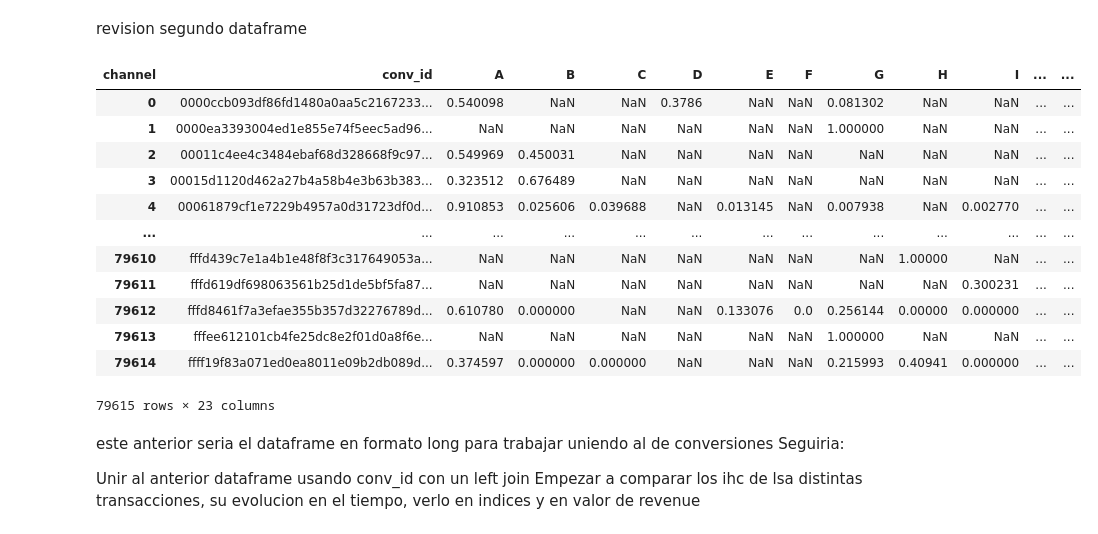
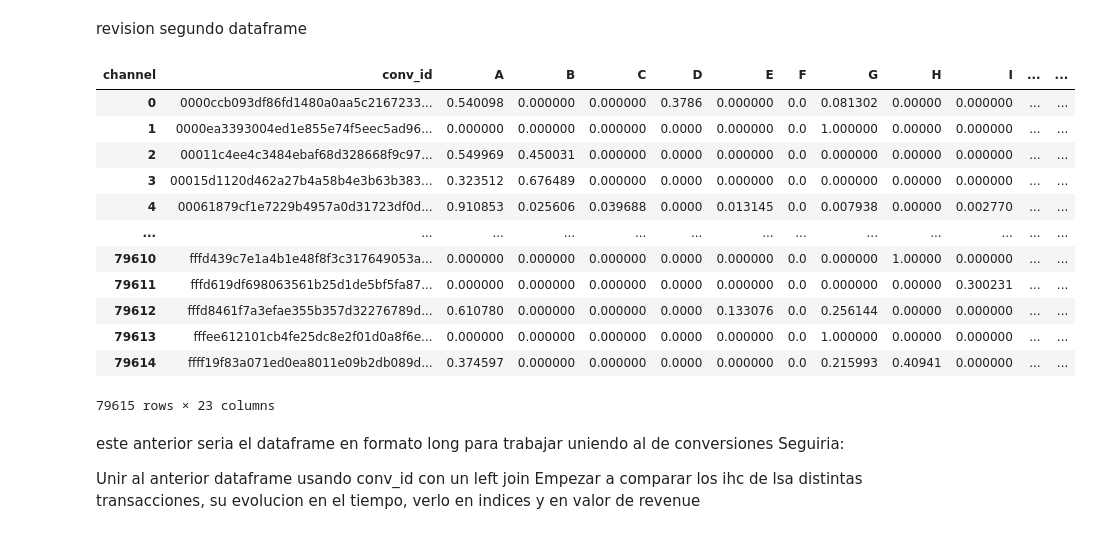
Before and after one commit to ceao1/bi-challenge, a Jupyter notebook: EDA.ipynb, the cells around one changed output. Saved outputs shown, nothing was run; the diff lists cells and outputs as text; code cells hidden in the pictures.

```diff
--- a/EDA.ipynb
+++ b/EDA.ipynb
@@ -239,20 +246,22 @@ Name: revenue_por_usuario_dia, dtype: float64
 # %% [markdown]
 revision segundo dataframe
 # %%
-pd.pivot_table(data=df_attribution, index="conv_id", columns="channel", values="ihc_conv").reset_index()
+df_attribution_long = pd.pivot_table(data=df_attribution, index="conv_id", columns="channel", values="ihc_conv").reset_index()
+df_attribution_long.fillna(0, inplace=True)
+df_attribution_long
 # %% [output]
 | channel | conv_id | A | B | C | D | E | F | G | H | I | ... | ... |
-| 0 | 0000ccb093df86fd1480a0aa5c2167233... | 0.540098 | NaN | NaN | 0.3786 | NaN | NaN | 0.081302 | NaN | NaN | ... | ... |
-| 1 | 0000ea3393004ed1e855e74f5eec5ad96... | NaN | NaN | NaN | NaN | NaN | NaN | 1.000000 | NaN | NaN | ... | ... |
-| 2 | 00011c4ee4c3484ebaf68d328668f9c97... | 0.549969 | 0.450031 | NaN | NaN | NaN | NaN | NaN | NaN | NaN | ... | ... |
-| 3 | 00015d1120d462a27b4a58b4e3b63b383... | 0.323512 | 0.676489 | NaN | NaN | NaN | NaN | NaN | NaN | NaN | ... | ... |
-| 4 | 00061879cf1e7229b4957a0d31723df0d... | 0.910853 | 0.025606 | 0.039688 | NaN | 0.013145 | NaN | 0.007938 | NaN | 0.002770 | ... | ... |
+| 0 | 0000ccb093df86fd1480a0aa5c2167233... | 0.540098 | 0.000000 | 0.000000 | 0.3786 | 0.000000 | 0.0 | 0.081302 | 0.00000 | 0.000000 | ... | ... |
+| 1 | 0000ea3393004ed1e855e74f5eec5ad96... | 0.000000 | 0.000000 | 0.000000 | 0.0000 | 0.000000 | 0.0 | 1.000000 | 0.00000 | 0.000000 | ... | ... |
+| 2 | 00011c4ee4c3484ebaf68d328668f9c97... | 0.549969 | 0.450031 | 0.000000 | 0.0000 | 0.000000 | 0.0 | 0.000000 | 0.00000 | 0.000000 | ... | ... |
+| 3 | 00015d1120d462a27b4a58b4e3b63b383... | 0.323512 | 0.676489 | 0.000000 | 0.0000 | 0.000000 | 0.0 | 0.000000 | 0.00000 | 0.000000 | ... | ... |
+| 4 | 00061879cf1e7229b4957a0d31723df0d... | 0.910853 | 0.025606 | 0.039688 | 0.0000 | 0.013145 | 0.0 | 0.007938 | 0.00000 | 0.002770 | ... | ... |
 | ... | ... | ... | ... | ... | ... | ... | ... | ... | ... | ... | ... | ... |
-| 79610 | fffd439c7e1a4b1e48f8f3c317649053a... | NaN | NaN | NaN | NaN | NaN | NaN | NaN | 1.00000 | NaN | ... | ... |
-| 79611 | fffd619df698063561b25d1de5bf5fa87... | NaN | NaN | NaN | NaN | NaN | NaN | NaN | NaN | 0.300231 | ... | ... |
-| 79612 | fffd8461f7a3efae355b357d32276789d... | 0.610780 | 0.000000 | NaN | NaN | 0.133076 | 0.0 | 0.256144 | 0.00000 | 0.000000 | ... | ... |
-| 79613 | fffee612101cb4fe25dc8e2f01d0a8f6e... | NaN | NaN | NaN | NaN | NaN | NaN | 1.000000 | NaN | NaN | ... | ... |
-| 79614 | ffff19f83a071ed0ea8011e09b2db089d... | 0.374597 | 0.000000 | 0.000000 | NaN | NaN | NaN | 0.215993 | 0.40941 | 0.000000 | ... | ... |
+| 79610 | fffd439c7e1a4b1e48f8f3c317649053a... | 0.000000 | 0.000000 | 0.000000 | 0.0000 | 0.000000 | 0.0 | 0.000000 | 1.00000 | 0.000000 | ... | ... |
+| 79611 | fffd619df698063561b25d1de5bf5fa87... | 0.000000 | 0.000000 | 0.000000 | 0.0000 | 0.000000 | 0.0 | 0.000000 | 0.00000 | 0.300231 | ... | ... |
+| 79612 | fffd8461f7a3efae355b357d32276789d... | 0.610780 | 0.000000 | 0.000000 | 0.0000 | 0.133076 | 0.0 | 0.256144 | 0.00000 | 0.000000 | ... | ... |
+| 79613 | fffee612101cb4fe25dc8e2f01d0a8f6e... | 0.000000 | 0.000000 | 0.000000 | 0.0000 | 0.000000 | 0.0 | 1.000000 | 0.00000 | 0.000000 | ... | ... |
+| 79614 | ffff19f83a071ed0ea8011e09b2db089d... | 0.374597 | 0.000000 | 0.000000 | 0.0000 | 0.000000 | 0.0 | 0.215993 | 0.40941 | 0.000000 | ... | ... |
 79615 rows × 23 columns
 # %% [markdown]
 este anterior seria el dataframe en formato long para trabajar uniendo al de conversiones Seguiria:
```
Also changed, not shown: parts of 14 cells of this notebook, 8 other files.
